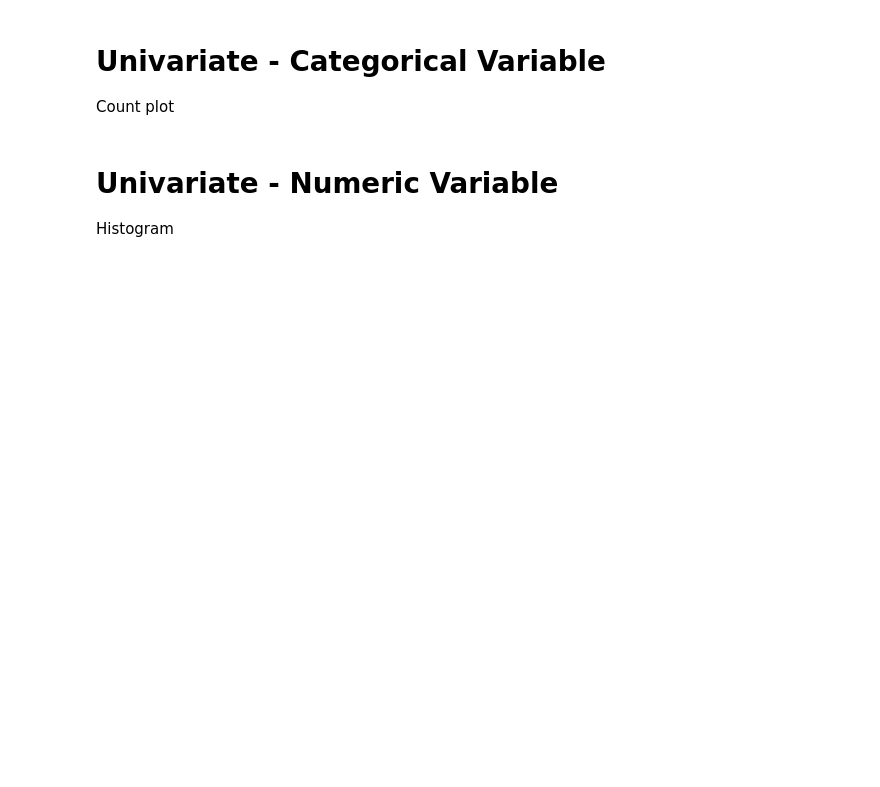
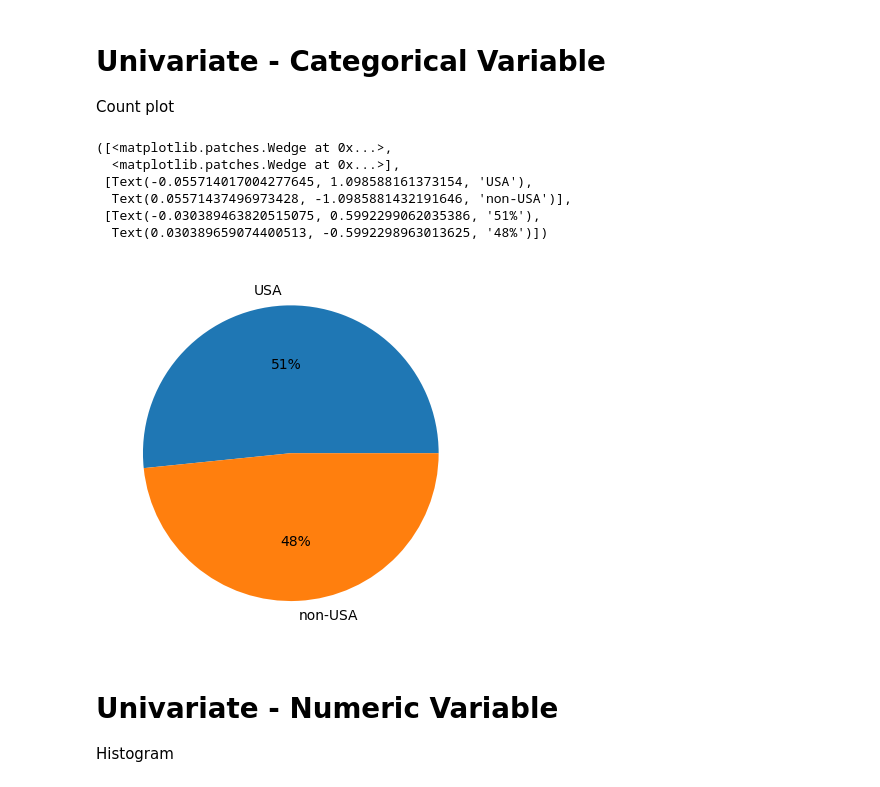
Before and after one commit to SachinGunjal001/Python-for-Machine-Learning, a Jupyter notebook: Visuals_Sns_Plt_plotly.ipynb, the cells around one changed output. Cells and saved outputs as stored; diff of their text form; code cells hidden in the pictures; blank space fills up the shorter version.

```diff
--- a/Visuals_Sns_Plt_plotly.ipynb
+++ b/Visuals_Sns_Plt_plotly.ipynb
@@ -261,6 +291,17 @@ Pie Chart
 # %% [markdown]
 # Univariate - Categorical Variable
 Count plot
+# %%
+Origin_Value_Count = cars['Origin'].value_counts()
+plt.pie(Origin_Value_Count, labels=Origin_Value_Count.index, autopct='%d%%')
+# %% [output]
+([<matplotlib.patches.Wedge at 0x...>,
+  <matplotlib.patches.Wedge at 0x...>],
+ [Text(-0.055714017004277645, 1.098588161373154, 'USA'),
+  Text(0.05571437496973428, -1.0985881432191646, 'non-USA')],
+ [Text(-0.030389463820515075, 0.5992299062035386, '51%'),
+  Text(0.030389659074400513, -0.5992298963013625, '48%')])
+[figure, added]
 # %% [markdown]
 # Univariate - Numeric Variable
 Histogram
```
Also changed, not shown: parts of 12 cells of this notebook.
